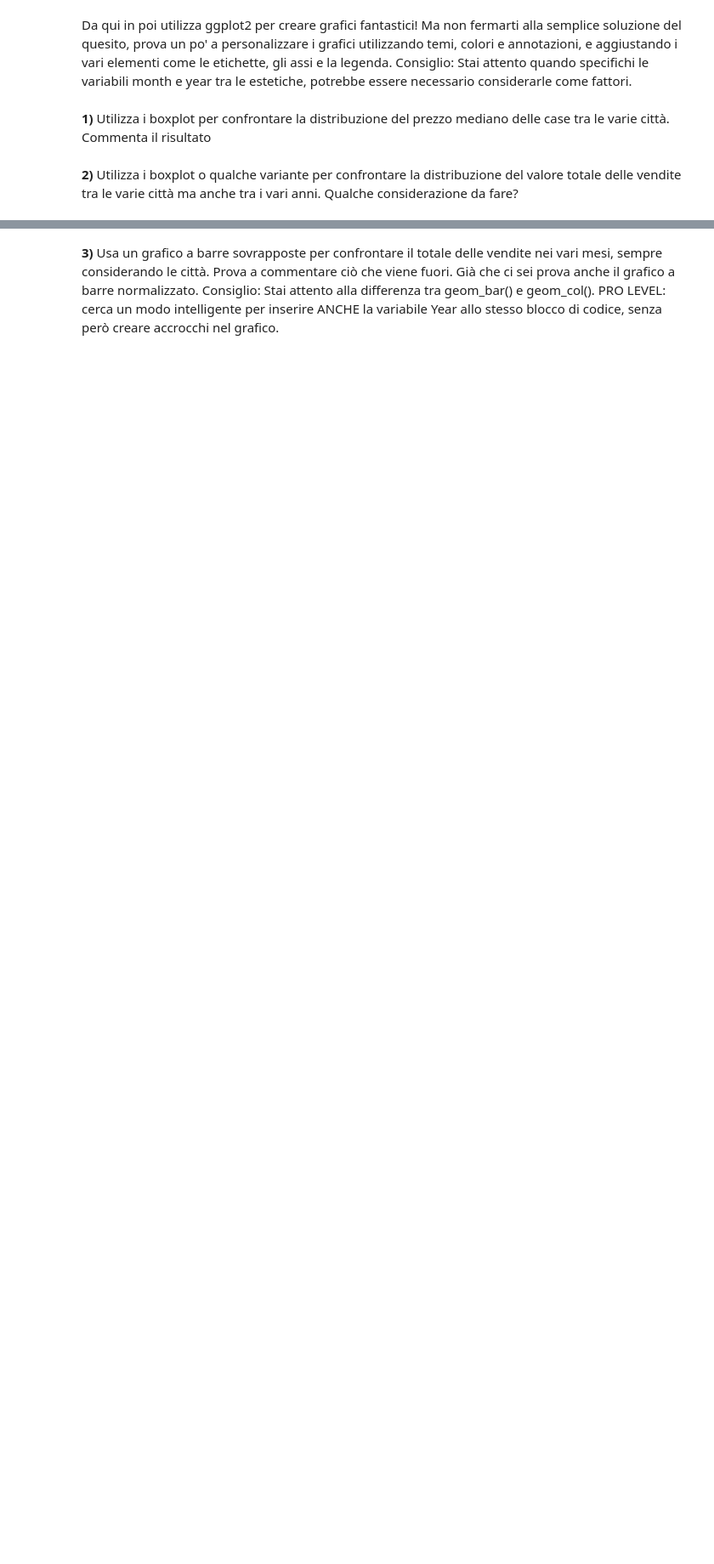
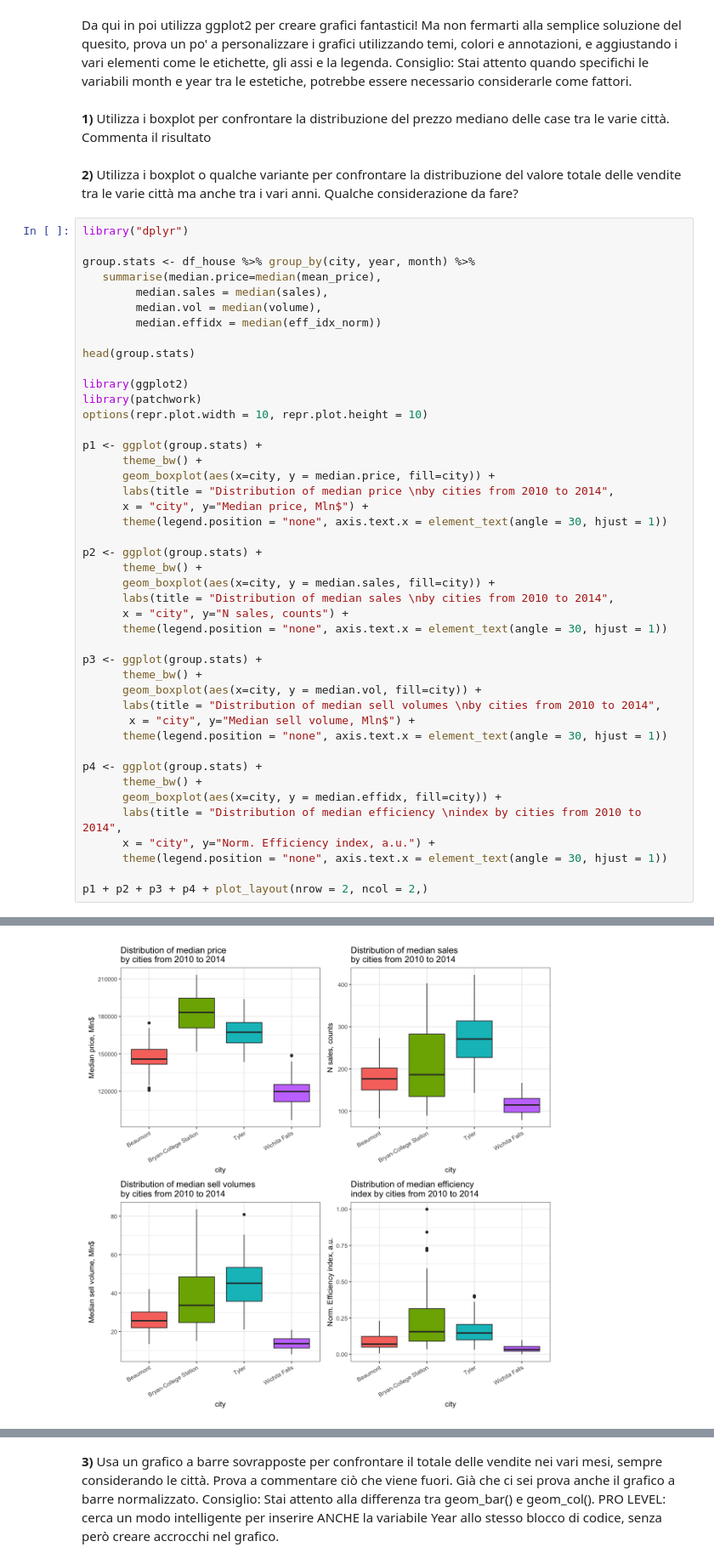
Before and after one commit to MarcoVando/statistica-descrittiva-per-datascience, a Jupyter notebook: progetto finale/prj_final.ipynb, the cells around one changed output, grey strips where cells are left out. Shown at 85% size. Saved outputs shown, nothing was run; the diff lists cells and outputs as text; blank space fills up the shorter version.

```diff
--- a/progetto finale/prj_final.ipynb
+++ b/progetto finale/prj_final.ipynb
@@ -558,3 +558,48 @@ Consiglio: Stai attento quando specifichi le variabili month e year tra le estet
 **1)** Utilizza i boxplot per confrontare la distribuzione del prezzo mediano delle case tra le varie città. Commenta il risultato
 # %% [markdown]
 **2)** Utilizza i boxplot o qualche variante per confrontare la distribuzione del valore totale delle vendite tra le varie città ma anche tra i vari anni. Qualche considerazione da fare?
+# %%
+library("dplyr")
+
+group.stats <- df_house %>% group_by(city, year, month) %>%
+   summarise(median.price=median(mean_price),
+        median.sales = median(sales),
+        median.vol = median(volume),
+        median.effidx = median(eff_idx_norm))
+
+head(group.stats)
+
+library(ggplot2)
+library(patchwork)
+options(repr.plot.width = 10, repr.plot.height = 10)
+
+p1 <- ggplot(group.stats) +
+      theme_bw() +
+      geom_boxplot(aes(x=city, y = median.price, fill=city)) +
+      labs(title = "Distribution of median price \nby cities from 2010 to 2014",
+      x = "city", y="Median price, Mln$") +
+      theme(legend.position = "none", axis.text.x = element_text(angle = 30, hjust = 1))
+
+p2 <- ggplot(group.stats) +
+      theme_bw() +
+      geom_boxplot(aes(x=city, y = median.sales, fill=city)) +
+      labs(title = "Distribution of median sales \nby cities from 2010 to 2014",
+      x = "city", y="N sales, counts") +
+      theme(legend.position = "none", axis.text.x = element_text(angle = 30, hjust = 1))
+
+p3 <- ggplot(group.stats) +
+      theme_bw() +
+      geom_boxplot(aes(x=city, y = median.vol, fill=city)) +
+      labs(title = "Distribution of median sell volumes \nby cities from 2010 to 2014",
+       x = "city", y="Median sell volume, Mln$") +
+      theme(legend.position = "none", axis.text.x = element_text(angle = 30, hjust = 1))
+
+p4 <- ggplot(group.stats) +
+      theme_bw() +
+      geom_boxplot(aes(x=city, y = median.effidx, fill=city)) +
+      labs(title = "Distribution of median efficiency \nindex by cities from 2010 to 2014",
+      x = "city", y="Norm. Efficiency index, a.u.") +
+      theme(legend.position = "none", axis.text.x = element_text(angle = 30, hjust = 1))
+
+p1 + p2 + p3 + p4 + plot_layout(nrow = 2, ncol = 2,)
+# %% [output]
@@ -560,0 +621 @@ Consiglio: Stai attento quando specifichi le variabili month e year tra le estet
+[figure, added]
```
Also changed, not shown: parts of 4 cells of this notebook.
